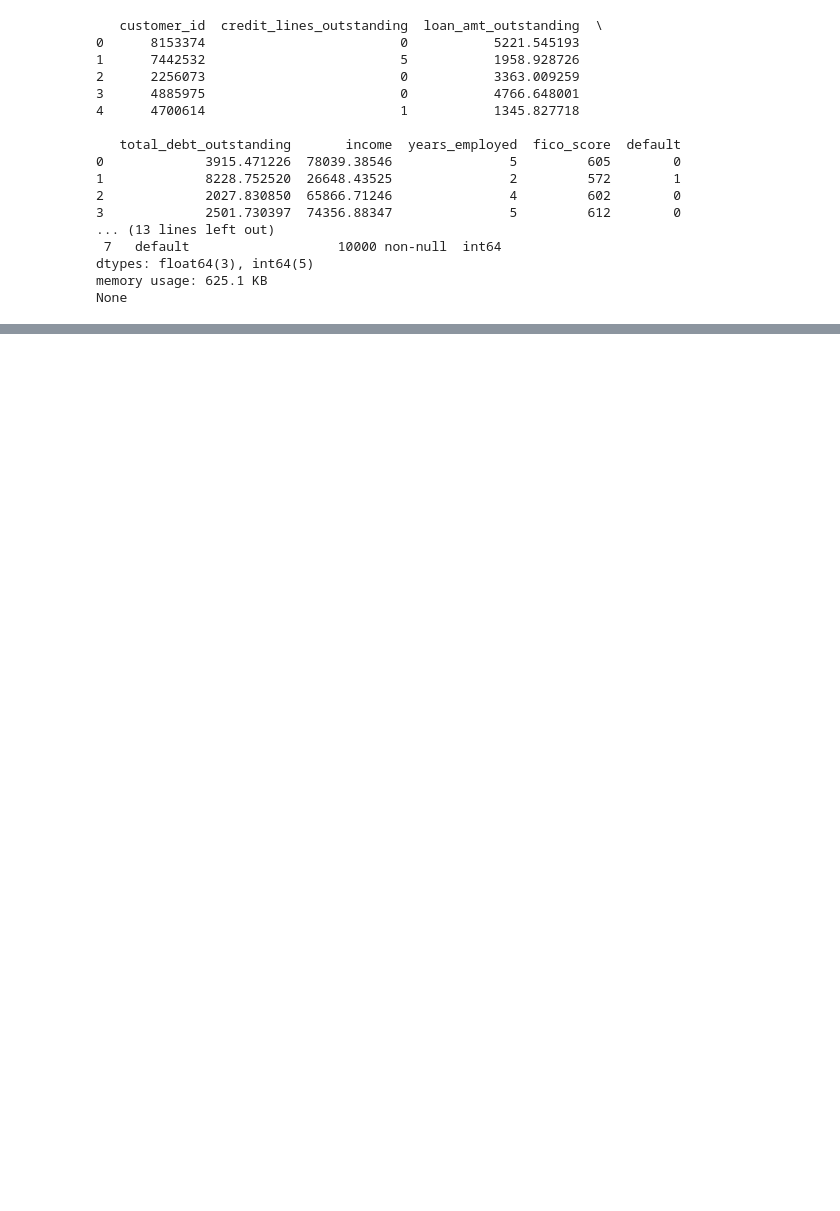
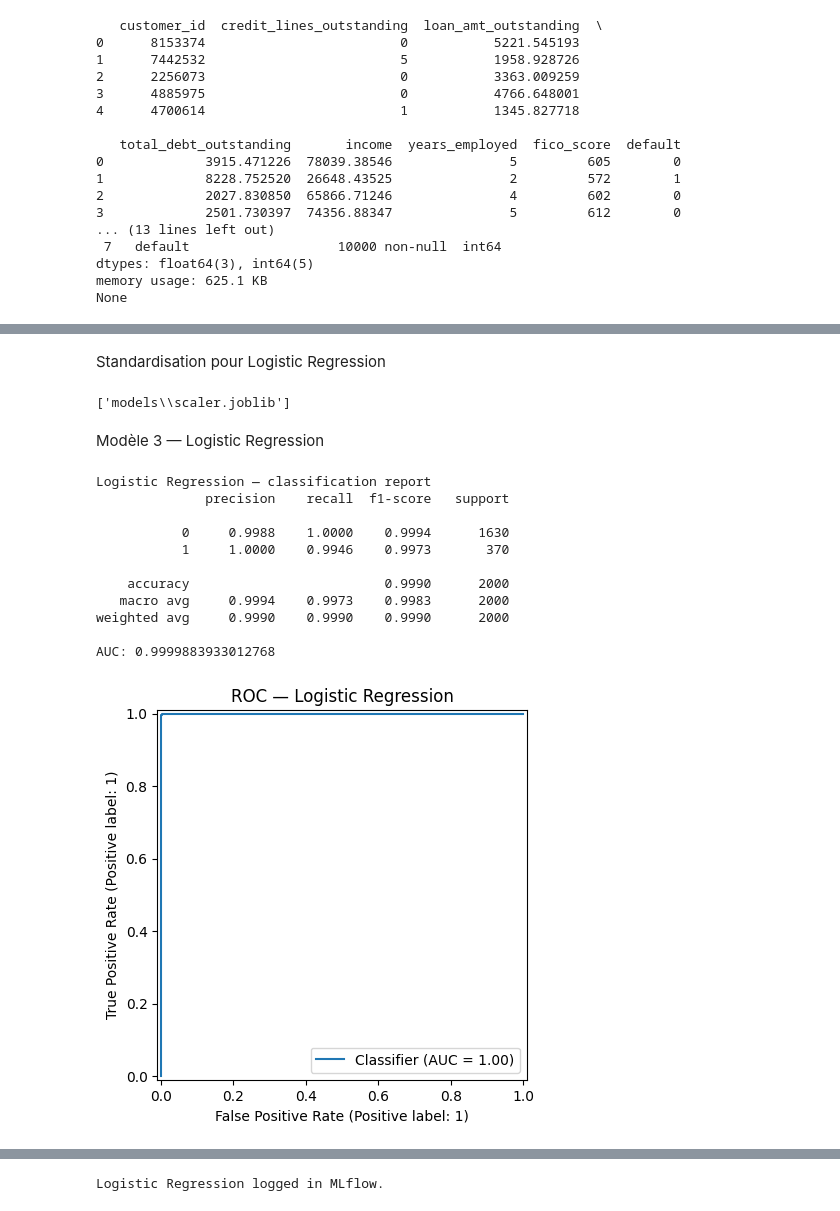
Before and after one commit to KevinJOU/Projet_MLOPS_LOAN, a Jupyter notebook: notebook/01_eda_and_models.ipynb, the cells around one changed output, grey strips where cells are left out. Drawn from its saved outputs; the diff is of its cells as text; code cells hidden in the pictures; blank space fills up the shorter version.

```diff
--- a/notebook/01_eda_and_models.ipynb
+++ b/notebook/01_eda_and_models.ipynb
@@ -47,0 +357,57 @@ None
+# %% [markdown]
+Standardisation pour Logistic Regression
+# %%
+scaler = StandardScaler()
+X_train_std = scaler.fit_transform(X_train)
+X_test_std = scaler.transform(X_test)
+
+# Sauvegarde du scaler
+joblib.dump(scaler, os.path.join(MODELS_DIR, "scaler.joblib"))
+# %% [output]
+['models\\scaler.joblib']
+# %% [markdown]
+Modèle 3 — Logistic Regression
+# %%
+# Logistic Regression
+logreg = LogisticRegression(
+    max_iter=2000,
+    solver="lbfgs",
+    n_jobs=-1
+)
+logreg.fit(X_train_std, y_train)
+
+y_pred_lr = logreg.predict(X_test_std)
+y_proba_lr = logreg.predict_proba(X_test_std)[:, 1]
+
+print("Logistic Regression — classification report")
+print(classification_report(y_test, y_pred_lr, digits=4))
+print("AUC:", roc_auc_score(y_test, y_proba_lr))
+
+disp = RocCurveDisplay.from_predictions(y_test, y_proba_lr)
+plt.title("ROC — Logistic Regression")
+plt.show()
+
+joblib.dump(logreg, os.path.join(MODELS_DIR, "logreg.joblib"))
+
+mlflow.set_experiment("dev_models_loan")
+
+with mlflow.start_run(run_name="LogisticRegression"):
+    mlflow.log_param("solver", "lbfgs")
+    mlflow.log_param("max_iter", 2000)
+    mlflow.log_metric("auc", float(roc_auc_score(y_test, y_proba_lr)))
+    mlflow.sklearn.log_model(logreg, artifact_path="model")
+    mlflow.sklearn.log_model(scaler, artifact_path="scaler")
+print("Logistic Regression logged in MLflow.")
+# %% [output]
+Logistic Regression — classification report
+              precision    recall  f1-score   support
+
+           0     0.9988    1.0000    0.9994      1630
+           1     1.0000    0.9946    0.9973       370
+
+    accuracy                         0.9990      2000
+   macro avg     0.9994    0.9973    0.9983      2000
+weighted avg     0.9990    0.9990    0.9990      2000
+
+AUC: 0.9999883933012768
+[figure, added]
@@ -47,0 +415 @@ None
+Logistic Regression logged in MLflow.
```
Also changed, not shown: parts of 18 cells of this notebook.
